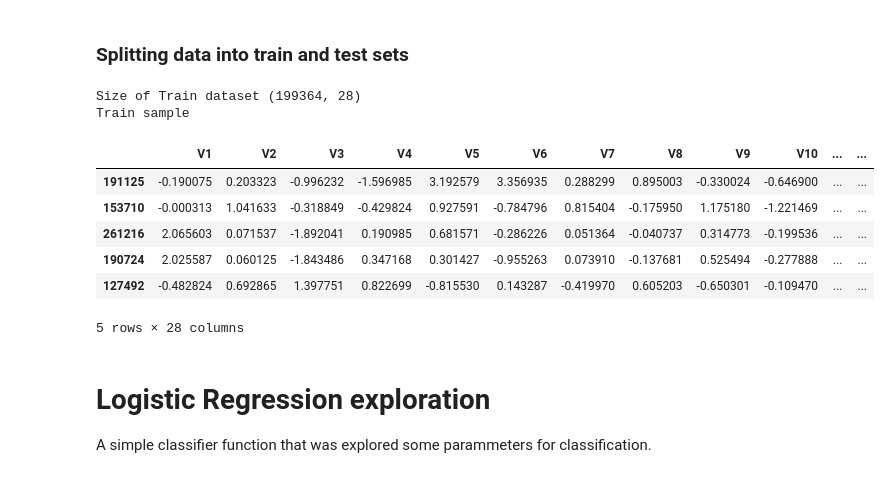
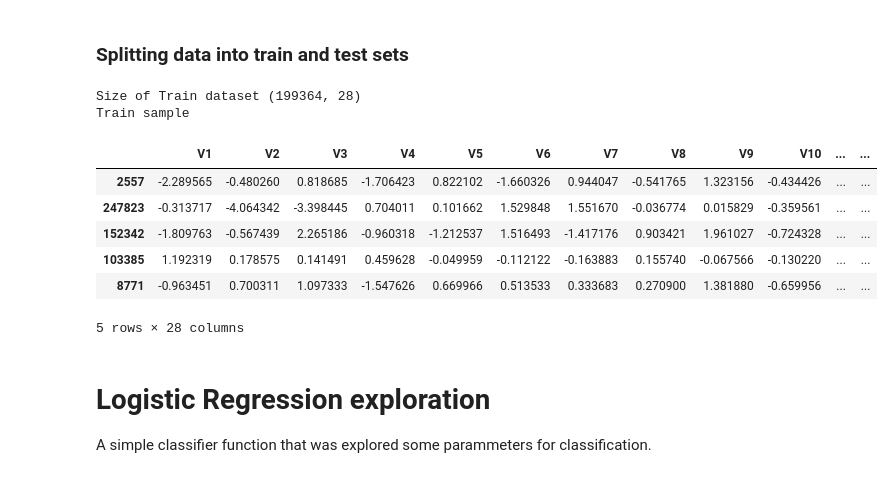
Before and after one commit to andrielb/none, a Jupyter notebook: www.ipynb, the cells around one changed output. Saved outputs shown, nothing was run; the diff lists cells and outputs as text; code cells hidden in the pictures.

```diff
--- a/www.ipynb
+++ b/www.ipynb
@@ -172,28 +172,27 @@ plot_input_time_vs_amount(file, title = "Fraud Transactions", class_type = 1)
 # %%
 #Splitting input into X (features contents) and Y (class type)
 X = file.iloc[:, file.columns != 'Class']
 Y = file.iloc[:, file.columns == 'Class']
 
 #Split data with 70% for Train and 30% in test
-X_train, X_test, Y_train, Y_test = train_test_split(X, Y, test_size = 0.3, random_state = 1)
+X_train, X_test, Y_train, Y_test = train_test_split(X, Y, test_size = 0.3, random_state = rand)
 
 # Remove Time and Amount features **missing explanation**
 X_train_dropped_features = X_train.drop(['Time', 'Amount'], axis = 1)
 X_test_dropped_features = X_test.drop(['Time', 'Amount'], axis = 1)
 
 
-X_train_dropped_features
 print('Size of Train dataset {0}\nTrain sample'.format(X_train_dropped_features.shape))
 X_train_dropped_features.head()
 # %% [output]
 Size of Train dataset (199364, 28)
 Train sample
 |  | V1 | V2 | V3 | V4 | V5 | V6 | V7 | V8 | V9 | V10 | ... | ... |
-| 191125 | -0.190075 | 0.203323 | -0.996232 | -1.596985 | 3.192579 | 3.356935 | 0.288299 | 0.895003 | -0.330024 | -0.646900 | ... | ... |
-| 153710 | -0.000313 | 1.041633 | -0.318849 | -0.429824 | 0.927591 | -0.784796 | 0.815404 | -0.175950 | 1.175180 | -1.221469 | ... | ... |
-| 261216 | 2.065603 | 0.071537 | -1.892041 | 0.190985 | 0.681571 | -0.286226 | 0.051364 | -0.040737 | 0.314773 | -0.199536 | ... | ... |
-| 190724 | 2.025587 | 0.060125 | -1.843486 | 0.347168 | 0.301427 | -0.955263 | 0.073910 | -0.137681 | 0.525494 | -0.277888 | ... | ... |
-| 127492 | -0.482824 | 0.692865 | 1.397751 | 0.822699 | -0.815530 | 0.143287 | -0.419970 | 0.605203 | -0.650301 | -0.109470 | ... | ... |
+| 2557 | -2.289565 | -0.480260 | 0.818685 | -1.706423 | 0.822102 | -1.660326 | 0.944047 | -0.541765 | 1.323156 | -0.434426 | ... | ... |
+| 247823 | -0.313717 | -4.064342 | -3.398445 | 0.704011 | 0.101662 | 1.529848 | 1.551670 | -0.036774 | 0.015829 | -0.359561 | ... | ... |
+| 152342 | -1.809763 | -0.567439 | 2.265186 | -0.960318 | -1.212537 | 1.516493 | -1.417176 | 0.903421 | 1.961027 | -0.724328 | ... | ... |
+| 103385 | 1.192319 | 0.178575 | 0.141491 | 0.459628 | -0.049959 | -0.112122 | -0.163883 | 0.155740 | -0.067566 | -0.130220 | ... | ... |
+| 8771 | -0.963451 | 0.700311 | 1.097333 | -1.547626 | 0.669966 | 0.513533 | 0.333683 | 0.270900 | 1.381880 | -0.659956 | ... | ... |
 5 rows × 28 columns
 # %%
 # Reshaping
```
Also changed, not shown: parts of 13 cells of this notebook.
